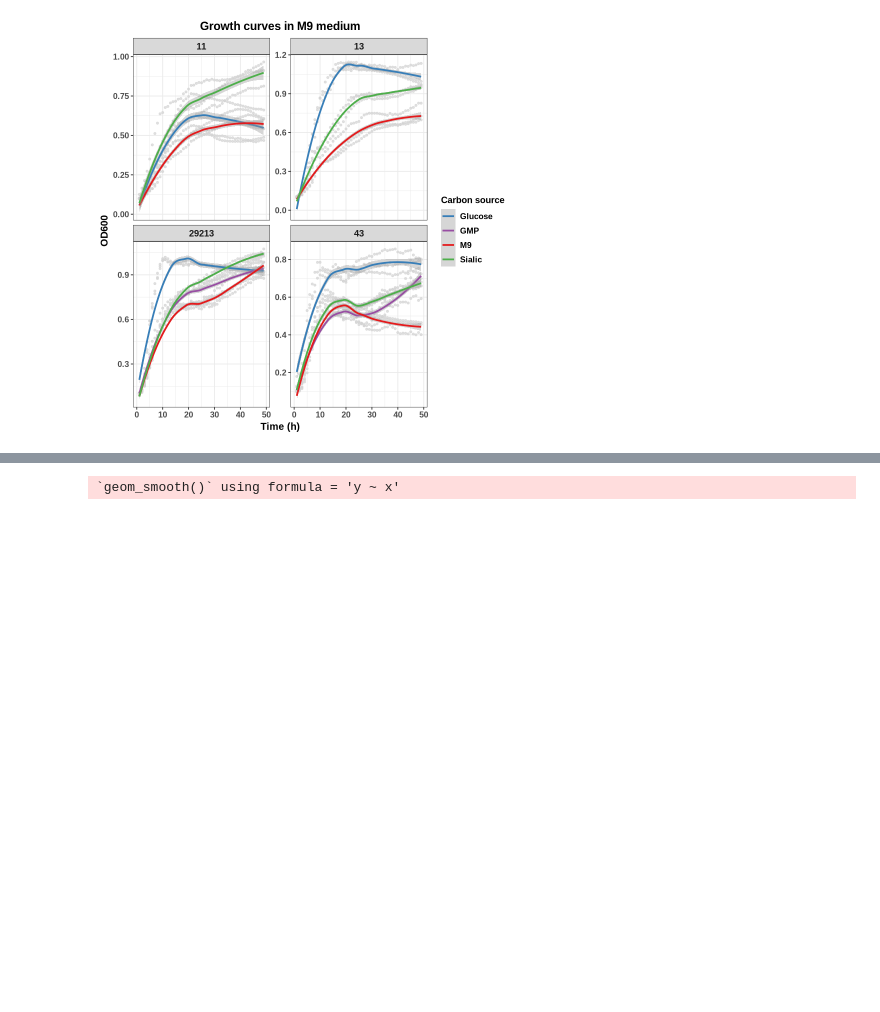
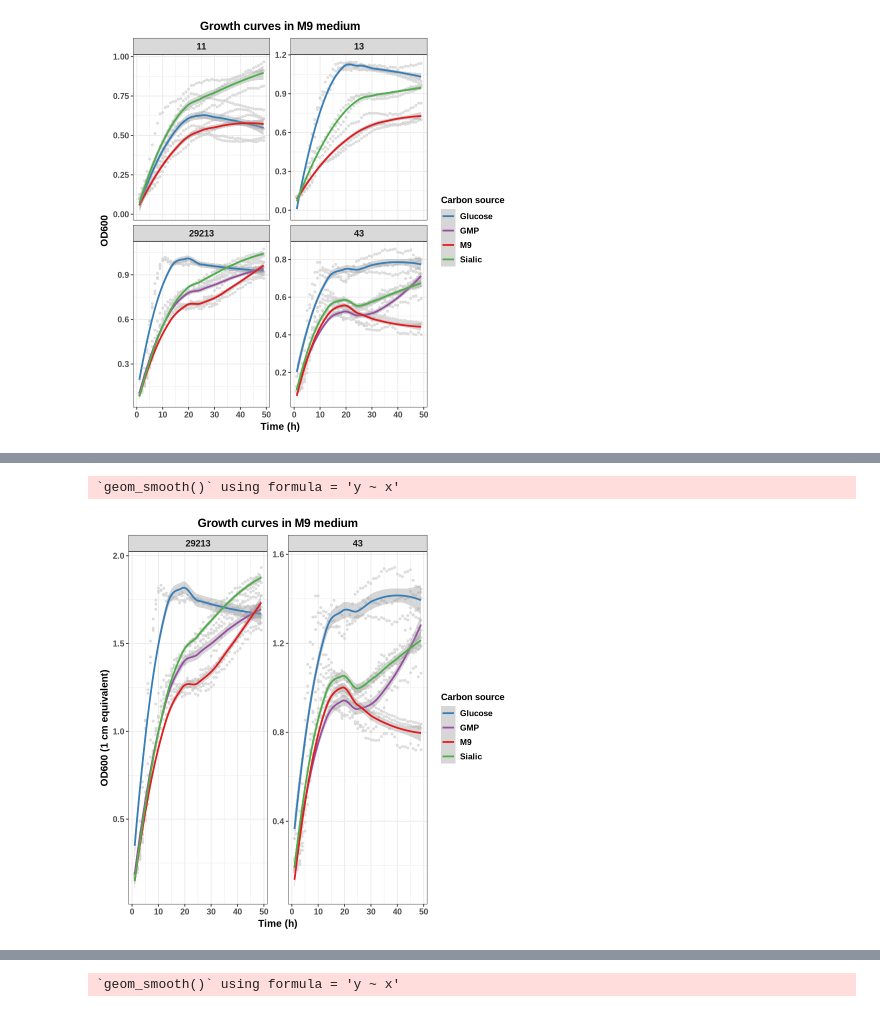
Before and after one commit to joaoordine/skin_coculture, a Jupyter notebook: vitor_test_synergy_GMP.ipynb, the cells around one changed output, grey strips where cells are left out. Saved outputs shown, nothing was run; the diff lists cells and outputs as text; code cells hidden in the pictures; blank space fills up the shorter version.

```diff
--- a/vitor_test_synergy_GMP.ipynb
+++ b/vitor_test_synergy_GMP.ipynb
@@ -272,3 +339,58 @@ plotA
+# %%
+plotB <- ggplot(
+  long_od %>%
+    filter(!Strain %in% c("None", "11", "13")),   # remove negative control and strains 11 & 13
+  aes(x = Time_hr, y = OD600_cuvette)
+) +
+  # Raw measurements in light gray
+  geom_point(
+    aes(group = Well),
+    color = "lightgray",
+    size = 1,
+    alpha = 0.7
+  ) +
+
+  # Loess trend colored by carbon source
+  geom_smooth(
+    aes(color = Carbon, group = Carbon),
+    method = "loess",
+    span = 0.8,
+    se = TRUE,
+    linewidth = 1
+  ) +
+
+  facet_wrap(~Strain, scales = "free_y") +
+
+  scale_color_manual(
+    values = c(
+      "M9"      = "#E41A1C",
+      "Glucose" = "#377EB8",
+      "Sialic"  = "#4DAF4A",
+      "GMP"     = "#984EA3"
+    )
+  ) +
+
+  labs(
+    x = "Time (h)",
+    y = "OD600 (1 cm equivalent)",
+    color = "Carbon source",
+    title = "Growth curves in M9 medium"
+  ) +
+
+  theme_bw() +
+  theme(
+    axis.title = element_text(face = "bold", size = 12),
+    axis.text = element_text(face = "bold", size = 10),
+    strip.text = element_text(face = "bold", size = 11),
+    legend.title = element_text(face = "bold", size = 11),
+    legend.text = element_text(face = "bold", size = 10),
+    plot.title = element_text(face = "bold", size = 14, hjust = 0.5)
+  )
+
+plotB
+# %% [output]
+`geom_smooth()` using formula = 'y ~ x'
+[figure, added]
 # %%
 plotA_30h <- ggplot(
   long_od %>%
```
Also changed, not shown: parts of 13 cells of this notebook.
